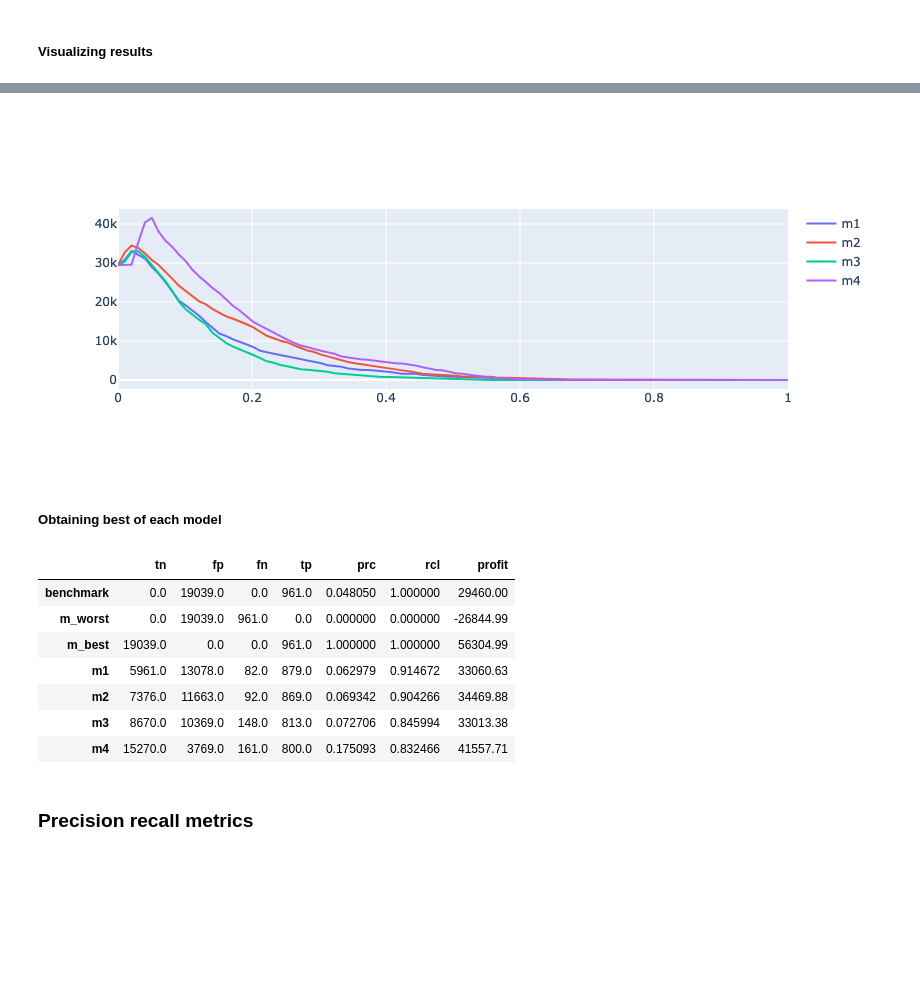
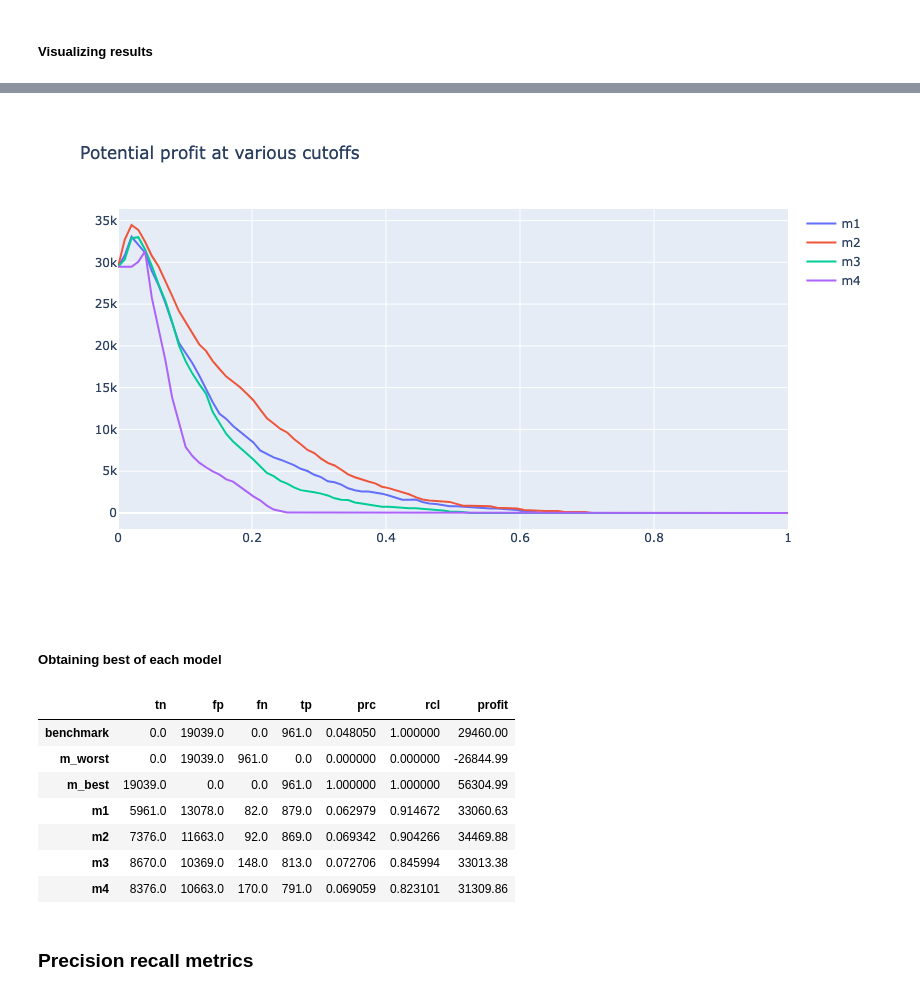
Before and after one commit to robperch/marketing_analytics_qqua, a Jupyter notebook: notebooks/qqua_nb.ipynb, the cells around one changed output, grey strips where cells are left out. Drawn from its saved outputs; the diff is of its cells as text; code cells hidden in the pictures; blank space fills up the shorter version.

Commit message:
minor updates - graphs and some text

```diff
--- a/notebooks/qqua_nb.ipynb
+++ b/notebooks/qqua_nb.ipynb
@@ -456,7 +450,7 @@ m4 = mba263.random_forest(
     dfm4[m4_l],
     dfm4[m4_f],
     trees=500,
-    leaf_nodes=200,
+    leaf_nodes=15,
 )
 # %% [markdown]
 #### Coefficients
@@ -640,0 +623,35 @@ plt.plot([0,30],[0,1],'b')
+# %%
+fig = go.Figure()
+
+
+fig.add_shape(
+    type='line', line=dict(dash='dash'),
+    x0=0, x1=30, y0=0, y1=1
+)
+
+
+for model_key in models:
+
+    ## Variables definition
+    mx_info = models[model_key]
+    dfx = mx_info['df']
+
+    ## Gain calculation
+    mx_gain = mba263.gain(dfx['res1'], dfx[model_key + '_pred_prob'], bins=30)
+
+    fig.add_trace(
+        go.Scatter(
+            x=np.linspace(0, 30, num=mx_gain.shape[0]),
+            y=mx_gain,
+            mode='lines',
+            name=model_key
+        )
+    )
+
+
+fig.update_layout(
+    width=700, height=500,
+    title='Gains curves'
+)
+
+fig.show()
@@ -698,20 +740,25 @@ dfprofit
 # %%
 fig = go.Figure()
 
 for model_key in models:
 
     fig.add_trace(
         go.Scatter(
             x=dfprofit['threshold'],
             y=dfprofit[model_key + '_profit'],
             mode='lines',
             name=model_key
         )
     )
 
+fig.update_layout(
+    width=700, height=500,
+    title='Potential profit at various cutoffs'
+)
+
 fig.show()
 # %% [output]
-[figure, old version]
+[figure, new version]
 # %% [markdown]
 ##### Obtaining best of each model
 # %%
@@ -766,7 +813,7 @@ dfprofit_max
 | m1 | 5961.0 | 13078.0 | 82.0 | 879.0 | 0.062979 | 0.914672 | 33060.63 |
 | m2 | 7376.0 | 11663.0 | 92.0 | 869.0 | 0.069342 | 0.904266 | 34469.88 |
 | m3 | 8670.0 | 10369.0 | 148.0 | 813.0 | 0.072706 | 0.845994 | 33013.38 |
-| m4 | 15270.0 | 3769.0 | 161.0 | 800.0 | 0.175093 | 0.832466 | 41557.71 |
+| m4 | 8376.0 | 10663.0 | 170.0 | 791.0 | 0.069059 | 0.823101 | 31309.86 |
 # %% [markdown]
 ### Precision recall metrics
 # %%
```
Also changed, not shown: parts of 18 cells of this notebook.
